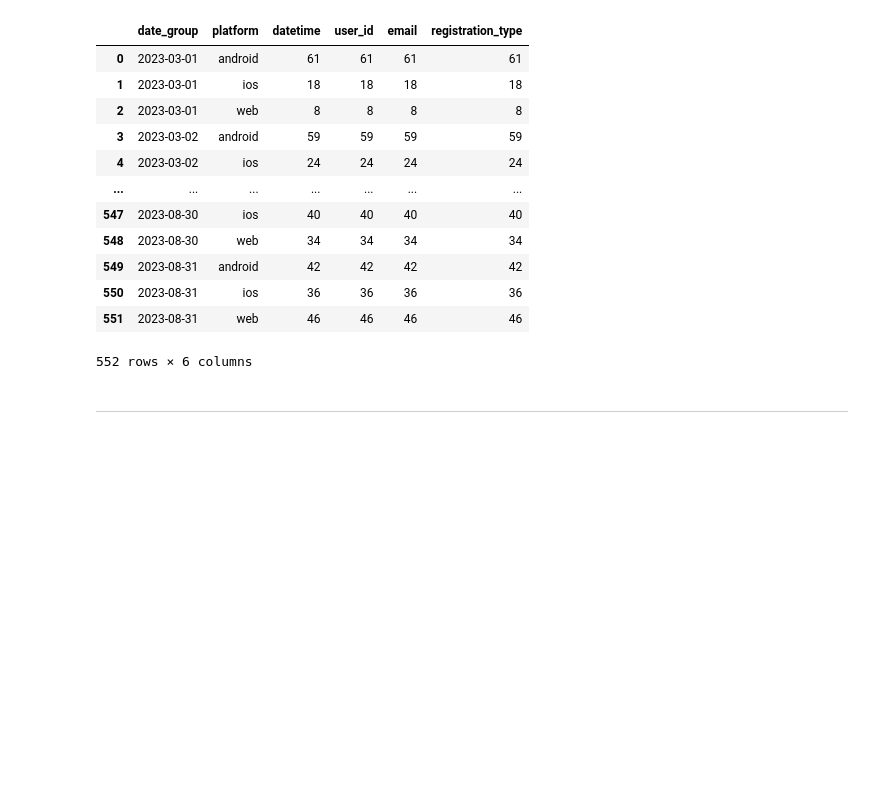
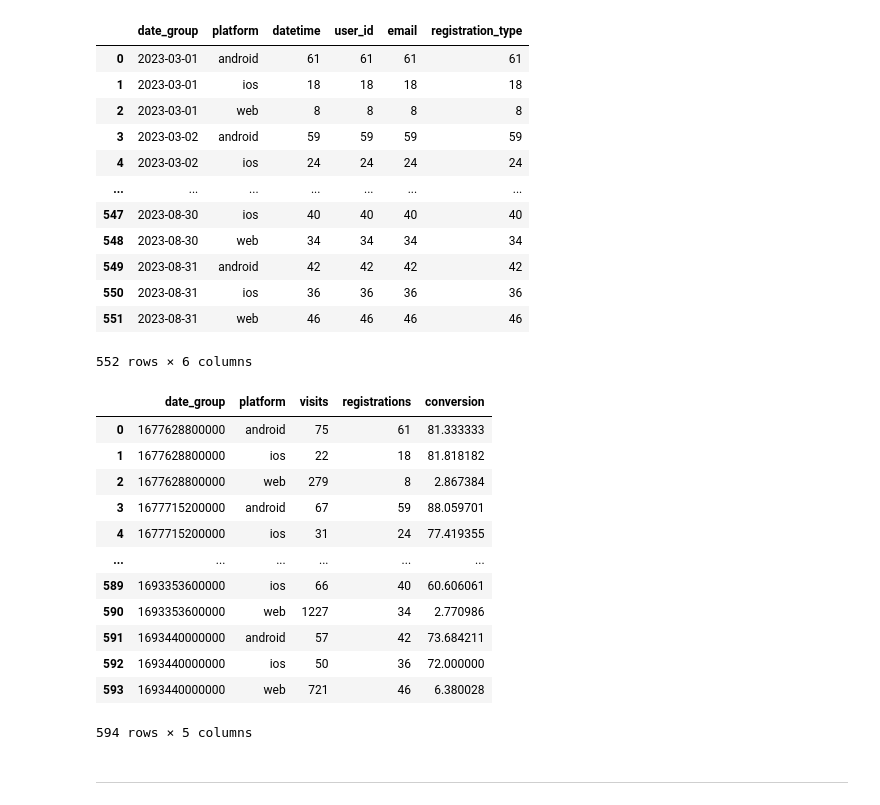
Before and after one commit to aziiizomirbaev/data-analytics-project-100, a Jupyter notebook: charts_project.ipynb, the cells around one changed output. Drawn from its saved outputs; the diff is of its cells as text; code cells hidden in the pictures; blank space fills up the shorter version.

```diff
--- a/charts_project.ipynb
+++ b/charts_project.ipynb
@@ -129,7 +129,24 @@ conversion['date_group'] = pd.to_datetime(conversion['date_group'])
 conversion['date_group'] = conversion['date_group'].astype('int64') // 10 ** 6
 conversion['visits'] = conversion['visits'].astype('int64')
 conversion = conversion.sort_values(by=['date_group', 'platform'])
-conversion.to_json('./conversion.json')
+conversion = conversion.reset_index(drop=True)
+conversion.to_json('./conversion.json', orient='columns')
+# %%
+conversion
+# %% [output]
+|  | date_group | platform | visits | registrations | conversion |
+| 0 | 1677628800000 | android | 75 | 61 | 81.333333 |
+| 1 | 1677628800000 | ios | 22 | 18 | 81.818182 |
+| 2 | 1677628800000 | web | 279 | 8 | 2.867384 |
+| 3 | 1677715200000 | android | 67 | 59 | 88.059701 |
+| 4 | 1677715200000 | ios | 31 | 24 | 77.419355 |
+| ... | ... | ... | ... | ... | ... |
+| 589 | 1693353600000 | ios | 66 | 40 | 60.606061 |
+| 590 | 1693353600000 | web | 1227 | 34 | 2.770986 |
+| 591 | 1693440000000 | android | 57 | 42 | 73.684211 |
+| 592 | 1693440000000 | ios | 50 | 36 | 72.000000 |
+| 593 | 1693440000000 | web | 721 | 46 | 6.380028 |
+594 rows × 5 columns
 # %% [markdown]
 ***
 # %% [markdown]
```
Also changed, not shown: 1 other file.
